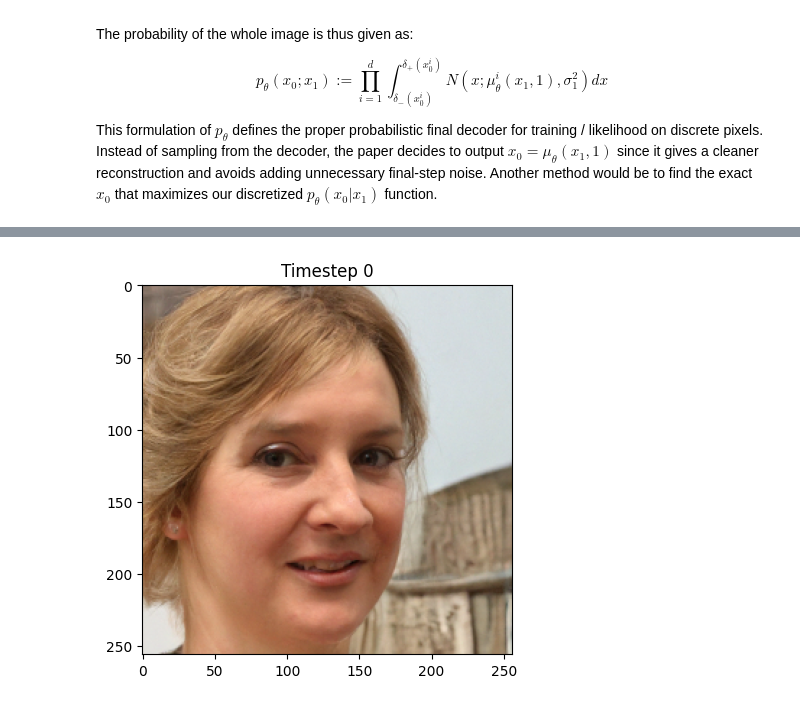
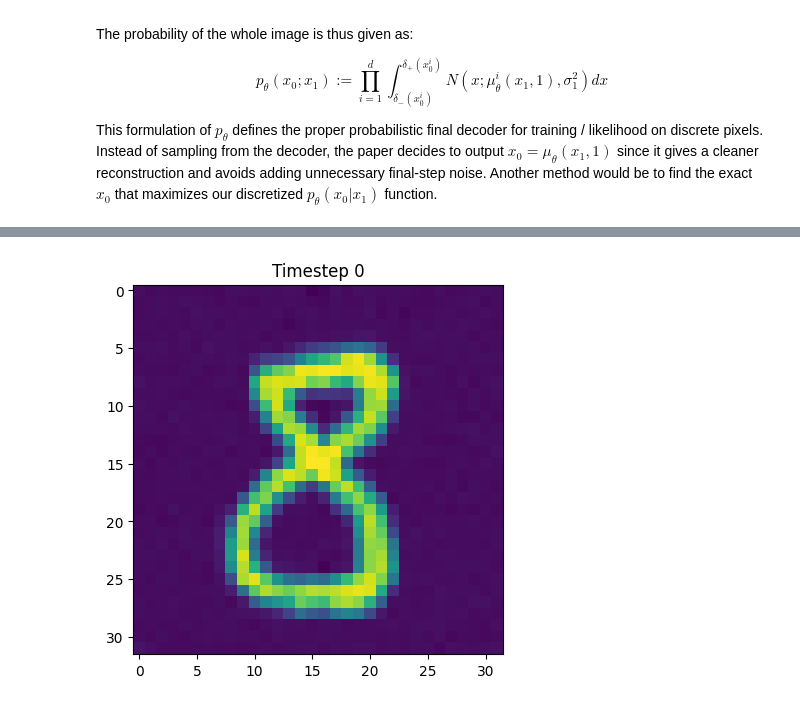
Before and after one commit to NamTran2048/Machine-Learning, a Jupyter notebook: Diffusion Model.ipynb, the cells around one changed output, grey strips where cells are left out. Drawn from its saved outputs; the diff is of its cells as text; code cells hidden in the pictures.

```diff
--- a/Diffusion Model.ipynb
+++ b/Diffusion Model.ipynb
@@ -321,14 +341,18 @@ The probability of the whole image is thus given as:
 $$p_\theta(x_0;x_1) := \prod_{i=1}^d \int_{\delta_{-}(x_0^i)}^{\delta_+(x_0^i)}N(x; \mu_\theta^i(x_1, 1), \sigma_1^2) dx$$
 
 This formulation of $p_\theta$ defines the proper probabilistic final decoder for training / likelihood on discrete pixels. Instead of sampling from the decoder, the paper decides to output $x_0 = \mu_\theta (x_1,1)$ since it gives a cleaner reconstruction and avoids adding unnecessary final-step noise. Another method would be to find the exact $x_0$ that maximizes our discretized $p_\theta(x_0|x_1)$ function.
+# %%
+#Model and hyperparameters
+batch_size = 250
+image_size = 32
+lr = 2*1e-5
+epochs = 15
+
+device = torch.device("cuda" if torch.cuda.is_available() else "cpu")
+model = deepinv.models.DiffUNet(in_channels=1, out_channels=1, pretrained=None).to(device)
+optimizer = torch.optim.Adam(model.parameters(), lr=lr)
+mse = deepinv.loss.MSE(reduction='mean')
 # %%
-#Set up and hyperparameters
-device = torch.device("cuda" if torch.cuda.is_available() else "cpu")
-batch_size = 250
-image_size = 32
-lr = 1e-4
-epochs = 10
-
 #Math constants
 betas = torch.linspace(0.0001, 0.02, 1000, device=device)
 alphas = 1.0 - betas
@@ -348,14 +372,10 @@ train_loader = torch.utils.data.DataLoader(
     datasets.MNIST(root="./data", train=True, download=True, transform=transform),
     batch_size=batch_size,
     shuffle=True,
-    num_workers=8,
+    num_workers=12,
     pin_memory=True,
     persistent_workers=True
 )
-
-model = deepinv.models.DiffUNet(in_channels=1, out_channels=1, pretrained=None).to(device)
-optimizer = torch.optim.Adam(model.parameters(), lr=lr)
-mse = deepinv.loss.MSE(reduction='mean')
 
 for epoch in range(epochs):
     model.train()
@@ -387,16 +425,19 @@ from IPython import display
 from torchvision.utils import make_grid
 device = torch.device("cuda" if torch.cuda.is_available() else "cpu")
 
-model = deepinv.models.DiffUNet(in_channels=3, out_channels=3, pretrained="download").to(device) #Pretrained image
-#weights = torch.load("trained_diffusion_model.pth", map_location=device)
-#model.load_state_dict(weights)
+n_samples = 1
+channels = 1
+image_size = 32
+
+model = deepinv.models.DiffUNet(in_channels=1, out_channels=1, pretrained=None).to(device)
+weights = torch.load("trained_diffusion_model.pth", map_location=device)
+model.load_state_dict(weights)
 
 model.eval()
 
-n_samples = 1
 
 with torch.no_grad():
-    x = torch.randn(n_samples, 3, 256, 256).to(device)
+    x = torch.randn(n_samples, channels, image_size, image_size).to(device)
 
     for t in reversed(range(1000)):
         t_tensor = torch.ones(n_samples, device=device).long() * t
@@ -404,34 +445,34 @@ with torch.no_grad():
         output = model(x, t_tensor, type_t="timestep")
         predicted_noise = output[:, :3, :, :]
 
         alpha = alphas[t]
         alpha_cumprod = alphas_cumprod[t]
         beta = betas[t]
 
         if t > 0:
             noise = torch.randn_like(x)
         else:
             noise = 0
 
         x = (1 / torch.sqrt(alpha)) * (
             x - (beta / torch.sqrt(1 - alpha_cumprod)) * predicted_noise
         ) + torch.sqrt(beta) * noise
 
-        if t % 25 == 0:
+        if t % 5 == 0:
             display.clear_output(wait=True)
             img = x[0].permute(1, 2, 0).cpu()
             img.squeeze()
 
             grid = make_grid(
                 img,
                 normalize=True,
-                value_range=(img.min(), img.max()),   # or (img.min().item(), img.max().item())
-                scale_each=False       # keep one global scaling across channels/images
+                value_range=(img.min(), img.max()),
+                scale_each=False
             )
 
 
             plt.imshow(grid)
             plt.title(f"Timestep {t}")
             plt.show()
 # %% [output]
-[figure, old version]
+[figure, new version]
```
Also changed, not shown: parts of 3 cells of this notebook.
